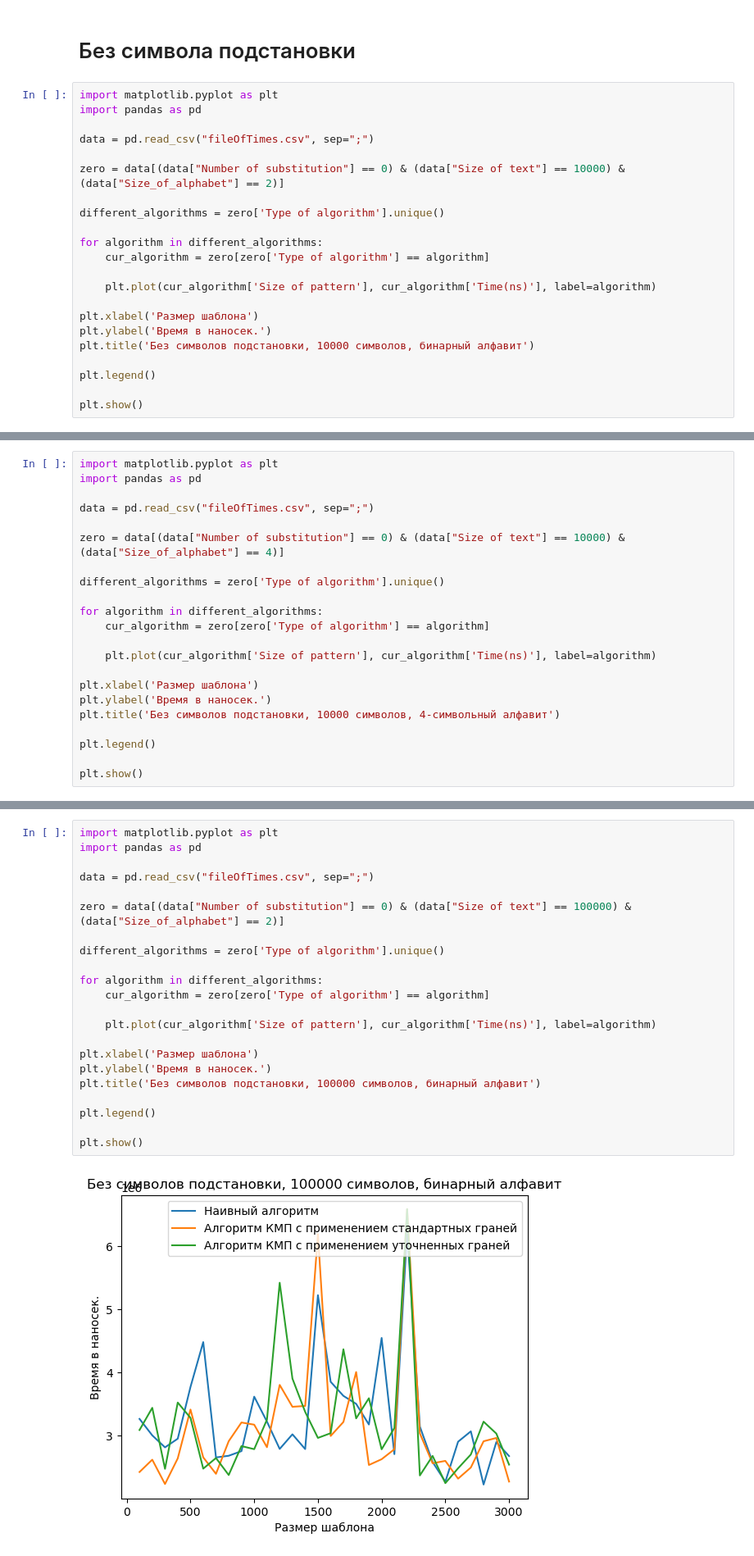
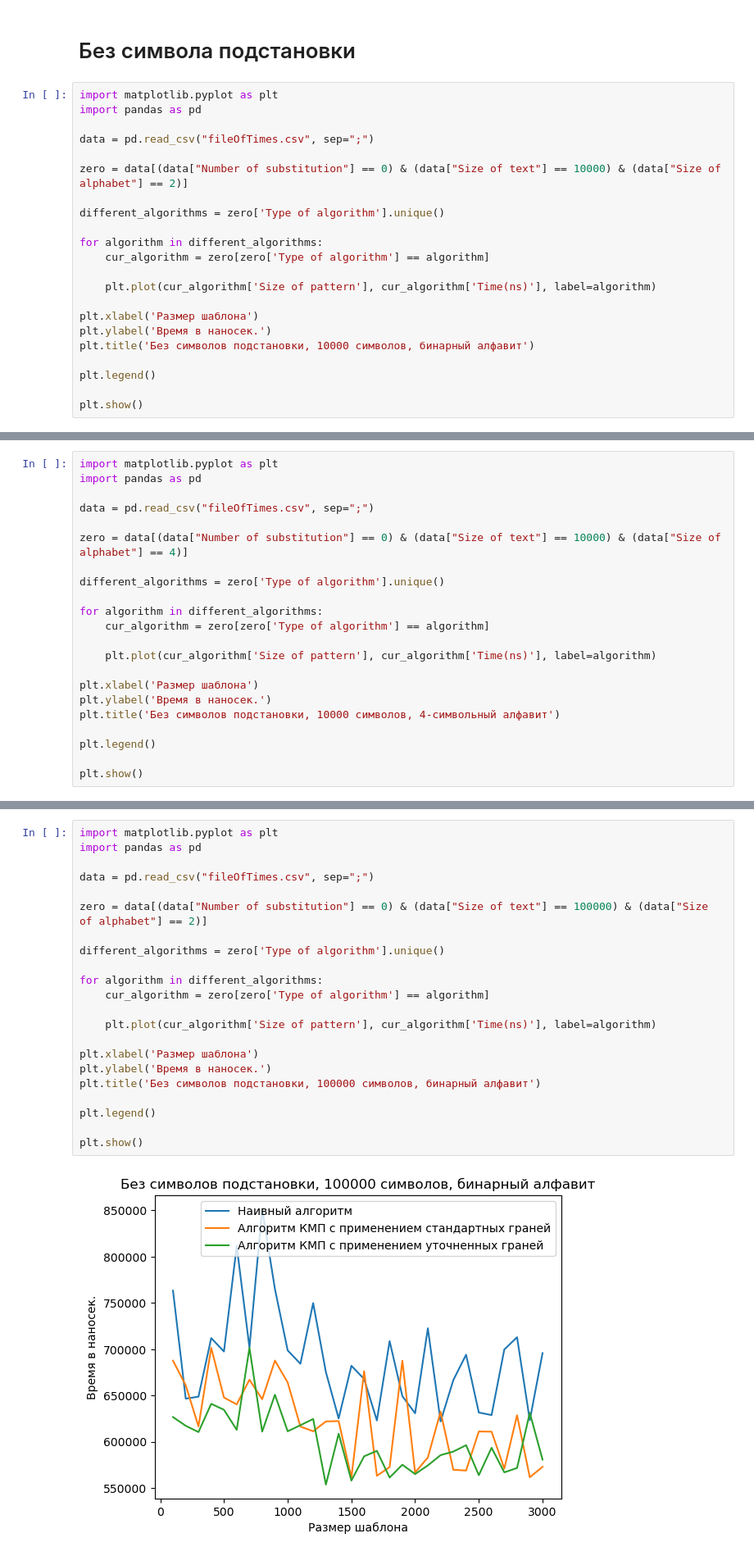
Before and after one commit to KirillNasyrov/HSE_algorithms, a Jupyter notebook: control_home_work_2/control_home_work_2_graphic.ipynb, the cells around one changed output, grey strips where cells are left out. Shown at 82% size. Drawn from its saved outputs; the diff is of its cells as text.

```diff
--- a/control_home_work_2/control_home_work_2_graphic.ipynb
+++ b/control_home_work_2/control_home_work_2_graphic.ipynb
@@ -6,7 +6,7 @@ import pandas as pd
 
 data = pd.read_csv("fileOfTimes.csv", sep=";")
 
-zero = data[(data["Number of substitution"] == 0) & (data["Size of text"] == 10000) & (data["Size_of_alphabet"] == 2)]
+zero = data[(data["Number of substitution"] == 0) & (data["Size of text"] == 10000) & (data["Size of alphabet"] == 2)]
 
 different_algorithms = zero['Type of algorithm'].unique()
 
@@ -30,7 +30,7 @@ import pandas as pd
 
 data = pd.read_csv("fileOfTimes.csv", sep=";")
 
-zero = data[(data["Number of substitution"] == 0) & (data["Size of text"] == 10000) & (data["Size_of_alphabet"] == 4)]
+zero = data[(data["Number of substitution"] == 0) & (data["Size of text"] == 10000) & (data["Size of alphabet"] == 4)]
 
 different_algorithms = zero['Type of algorithm'].unique()
 
@@ -51,27 +51,27 @@ plt.show()
 # %%
 import matplotlib.pyplot as plt
 import pandas as pd
 
 data = pd.read_csv("fileOfTimes.csv", sep=";")
 
-zero = data[(data["Number of substitution"] == 0) & (data["Size of text"] == 100000) & (data["Size_of_alphabet"] == 2)]
+zero = data[(data["Number of substitution"] == 0) & (data["Size of text"] == 100000) & (data["Size of alphabet"] == 2)]
 
 different_algorithms = zero['Type of algorithm'].unique()
 
 for algorithm in different_algorithms:
     cur_algorithm = zero[zero['Type of algorithm'] == algorithm]
 
     plt.plot(cur_algorithm['Size of pattern'], cur_algorithm['Time(ns)'], label=algorithm)
 
 plt.xlabel('Размер шаблона')
 plt.ylabel('Время в наносек.')
 plt.title('Без символов подстановки, 100000 символов, бинарный алфавит')
 
 plt.legend()
 
 plt.show()
 # %% [output]
-[figure, old version]
+[figure, new version]
 # %%
 import matplotlib.pyplot as plt
 import pandas as pd
```
Also changed, not shown: parts of 21 cells of this notebook, 1 other file.
